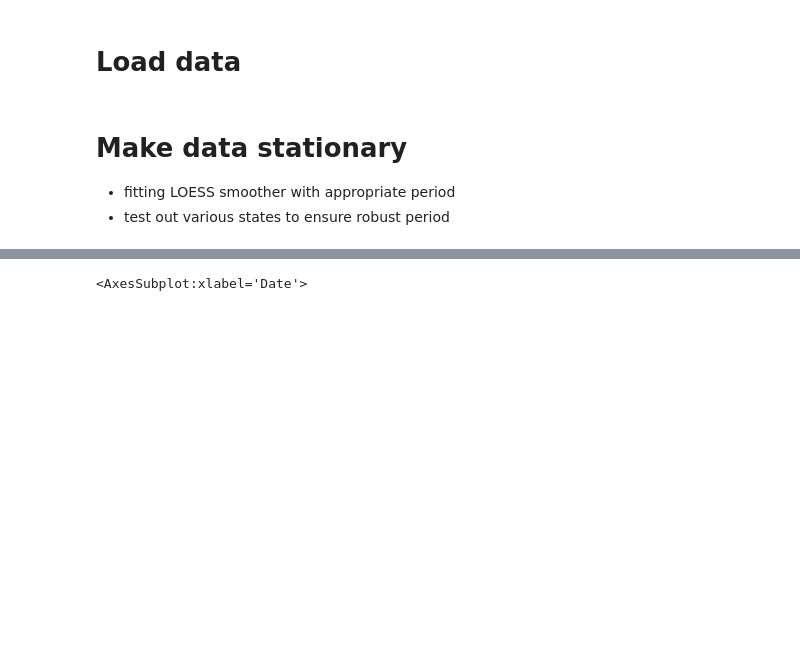
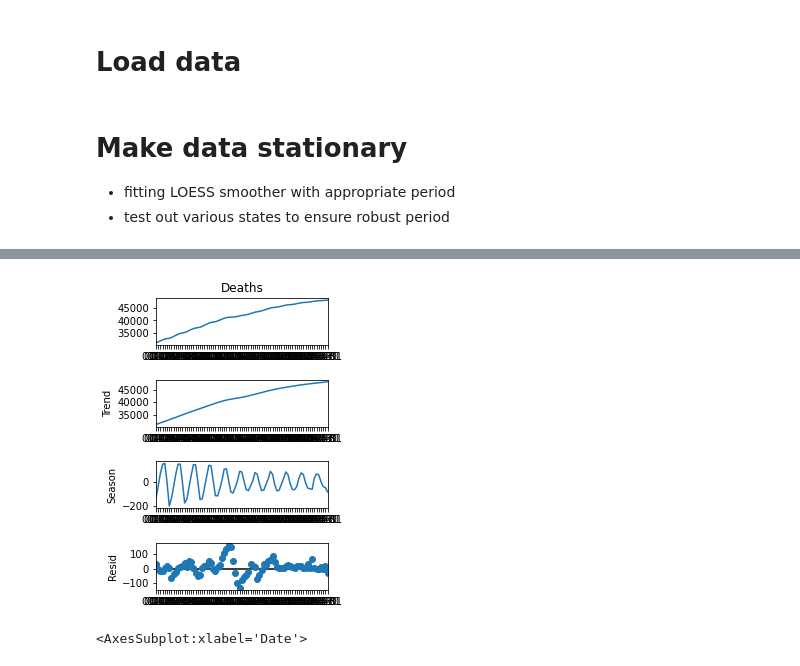
Before and after one commit to kientiet/cs-145-data-mining, a Jupyter notebook: zooey-arima/arima.ipynb, the cells around one changed output, grey strips where cells are left out. Drawn from its saved outputs; the diff is of its cells as text; code cells hidden in the pictures; blank space fills up the shorter version.

```diff
--- a/zooey-arima/arima.ipynb
+++ b/zooey-arima/arima.ipynb
@@ -44,8 +47,11 @@ yres = ystl.fit()
 # %%
 # LOESS smoothing for deaths
 zstl = STL(z, period=7)
 zres = zstl.fit()
-# zfig = zres.plot()
+zfig = zres.plot()
+zfig.set_size_inches(3,5)
+# %% [output]
+[figure, added]
 # %%
 # Check ARIMA seasonality
 y_var = yres.observed - yres.trend
```
Also changed, not shown: parts of 5 cells of this notebook, 3 other files.
